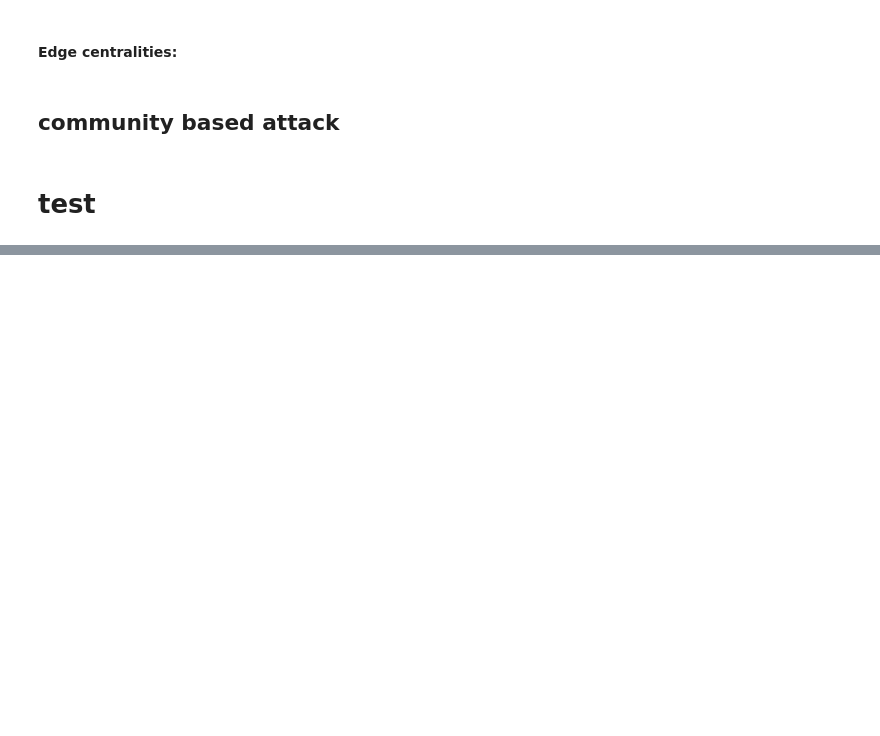
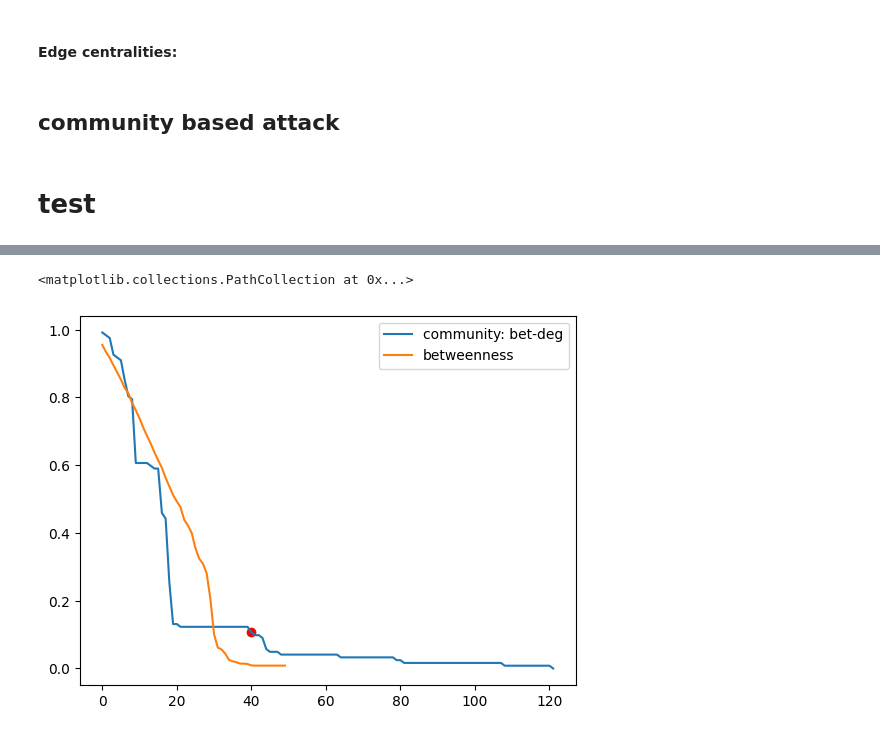
Before and after one commit to raysas/network-disintegration-attacks, a Jupyter notebook: code/final_code.ipynb, the cells around one changed output, grey strips where cells are left out. Drawn from its saved outputs; the diff is of its cells as text; code cells hidden in the pictures; blank space fills up the shorter version.

```diff
--- a/code/final_code.ipynb
+++ b/code/final_code.ipynb
@@ -1799,0 +1932,18 @@ plt.legend()
+# %%
+bet_deg_community_attack_circuits_s208 = community_attack(circuits_s208, nx.degree_centrality, nx.degree_centrality)
+bet_deg_community_attack_polbooks = community_attack(polbooks, nx.degree_centrality, nx.degree_centrality)
+
+#plot them
+# plt.plot(list(bet_deg_community_attack_circuits_s208[0].values()),label='circuits_s208')
+# plt.plot(list(bet_deg_community_attack_polbooks[0].values()), label='polbooks')
+# plt.legend()
+# %%
+#plot it against betweenness
+plt.plot(list(bet_deg_community_attack_circuits_s208[0].values()),label='community: bet-deg')
+plt.plot(list(bet_attack_circuits_s208[0].values()), label='betweenness')
+plt.legend()
+#color the point at x=20
+plt.scatter(bet_deg_community_attack_circuits_s208[6], bet_deg_community_attack_circuits_s208[0][bet_deg_community_attack_circuits_s208[6]], color='red')
+# %% [output]
+<matplotlib.collections.PathCollection at 0x...>
+[figure, added]
```
Also changed, not shown: parts of 16 cells of this notebook, 1 other file.
